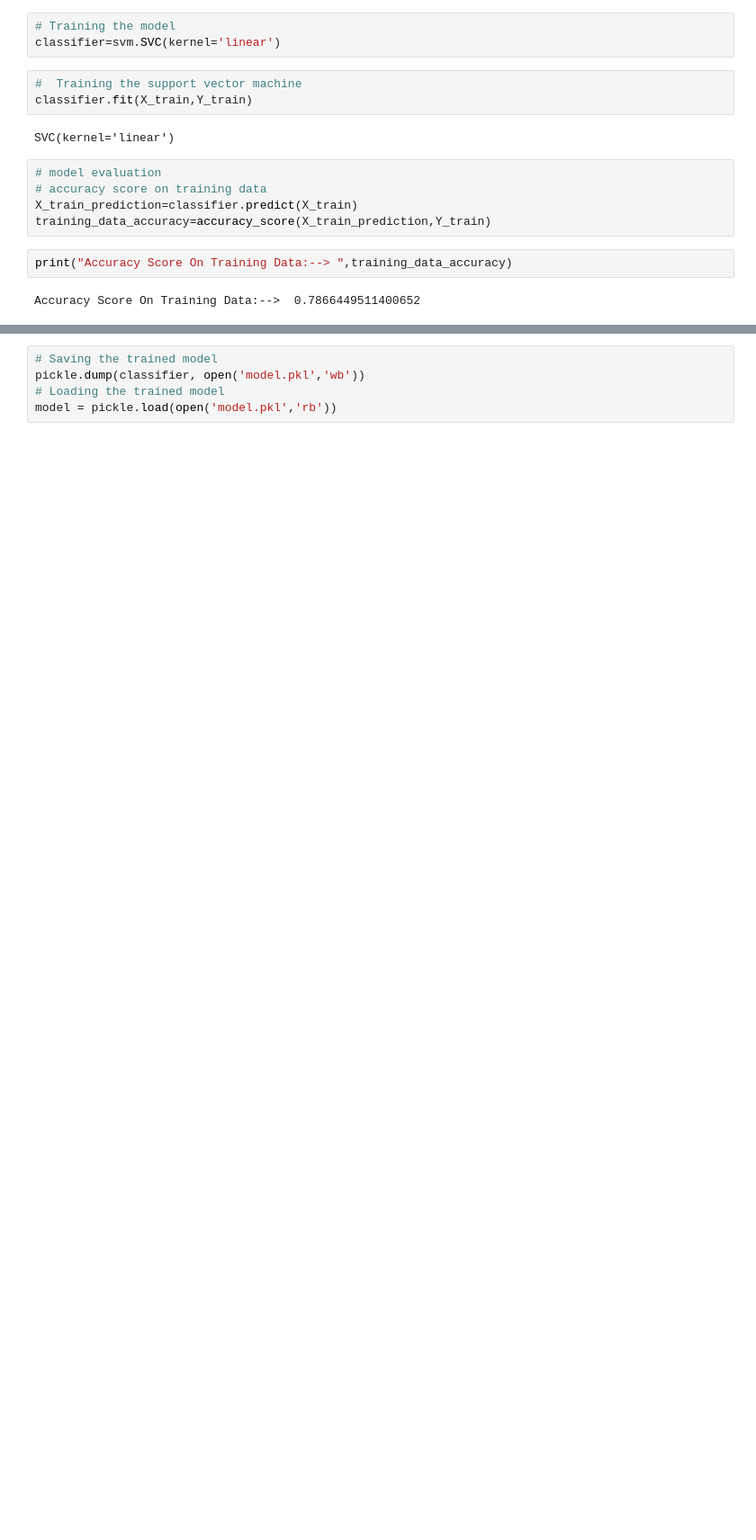
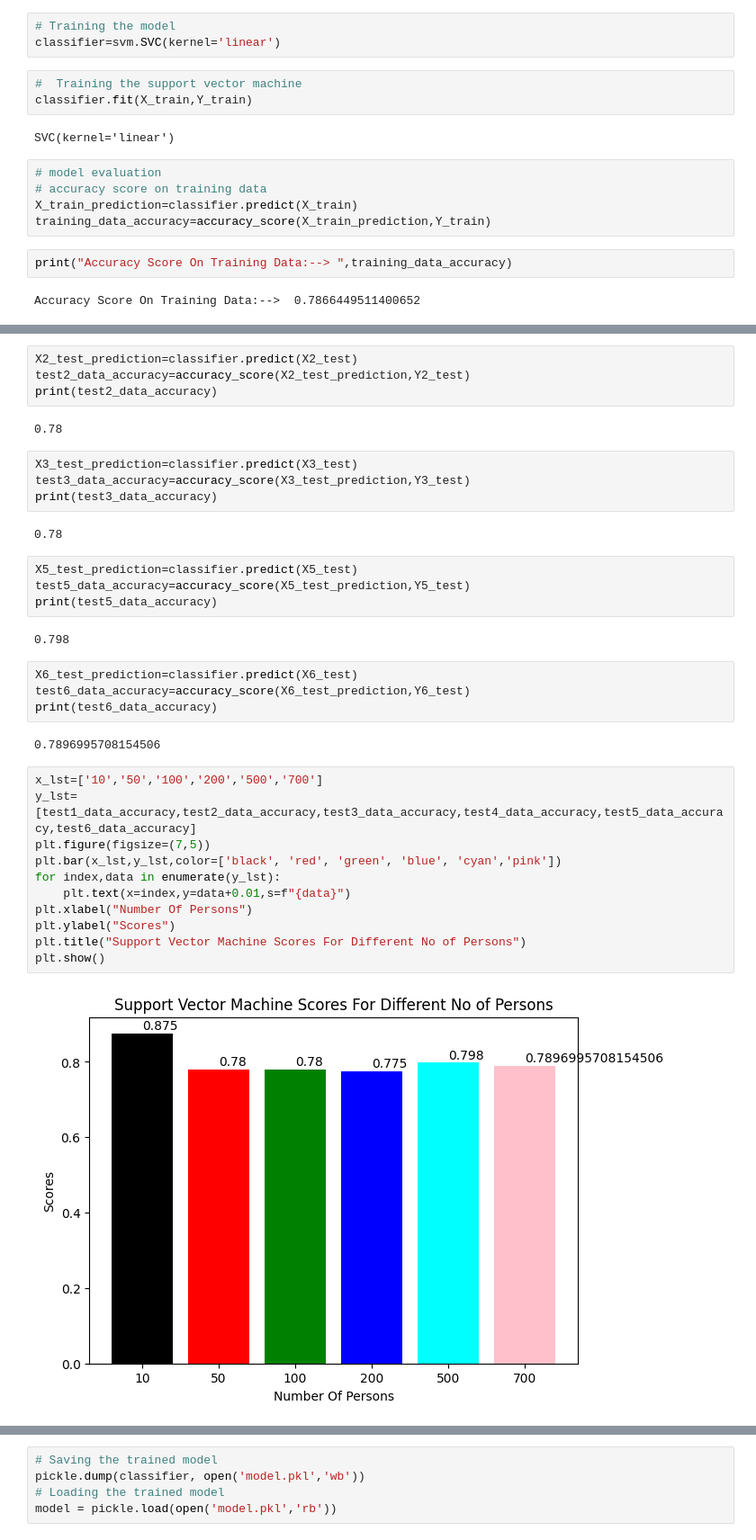
Before and after one commit to Dipendrakumar1/Diabetes-Predictio-System, a Jupyter notebook: Diabetes-Prediction-System.ipynb, the cells around one changed output, grey strips where cells are left out. Shown: that part at 90% size. Saved outputs shown, nothing was run; the diff lists cells and outputs as text; blank space fills up the shorter version.

```diff
--- a/Diabetes-Prediction-System.ipynb
+++ b/Diabetes-Prediction-System.ipynb
@@ -103,3 +119,40 @@ Accuracy Score On Test Data:-->  0.7727272727272727
+# %%
+X2_test_prediction=classifier.predict(X2_test)
+test2_data_accuracy=accuracy_score(X2_test_prediction,Y2_test)
+print(test2_data_accuracy)
+# %% [output]
+0.78
+# %%
+X3_test_prediction=classifier.predict(X3_test)
+test3_data_accuracy=accuracy_score(X3_test_prediction,Y3_test)
+print(test3_data_accuracy)
+# %% [output]
+0.78
+# %%
+X5_test_prediction=classifier.predict(X5_test)
+test5_data_accuracy=accuracy_score(X5_test_prediction,Y5_test)
+print(test5_data_accuracy)
+# %% [output]
+0.798
+# %%
+X6_test_prediction=classifier.predict(X6_test)
+test6_data_accuracy=accuracy_score(X6_test_prediction,Y6_test)
+print(test6_data_accuracy)
+# %% [output]
+0.7896995708154506
+# %%
+x_lst=['10','50','100','200','500','700']
+y_lst=[test1_data_accuracy,test2_data_accuracy,test3_data_accuracy,test4_data_accuracy,test5_data_accuracy,test6_data_accuracy]
+plt.figure(figsize=(7,5))
+plt.bar(x_lst,y_lst,color=['black', 'red', 'green', 'blue', 'cyan','pink'])
+for index,data in enumerate(y_lst):
+    plt.text(x=index,y=data+0.01,s=f"{data}")
+plt.xlabel("Number Of Persons")
+plt.ylabel("Scores")
+plt.title("Support Vector Machine Scores For Different No of Persons")
+plt.show()
+# %% [output]
+[figure, added]
 # %%
 input_data=(0,137,40,35,168,43.1,2.288,33)
 # changing the input_data to numpy array
```
Also changed, not shown: parts of 14 cells of this notebook, 1 other file.
